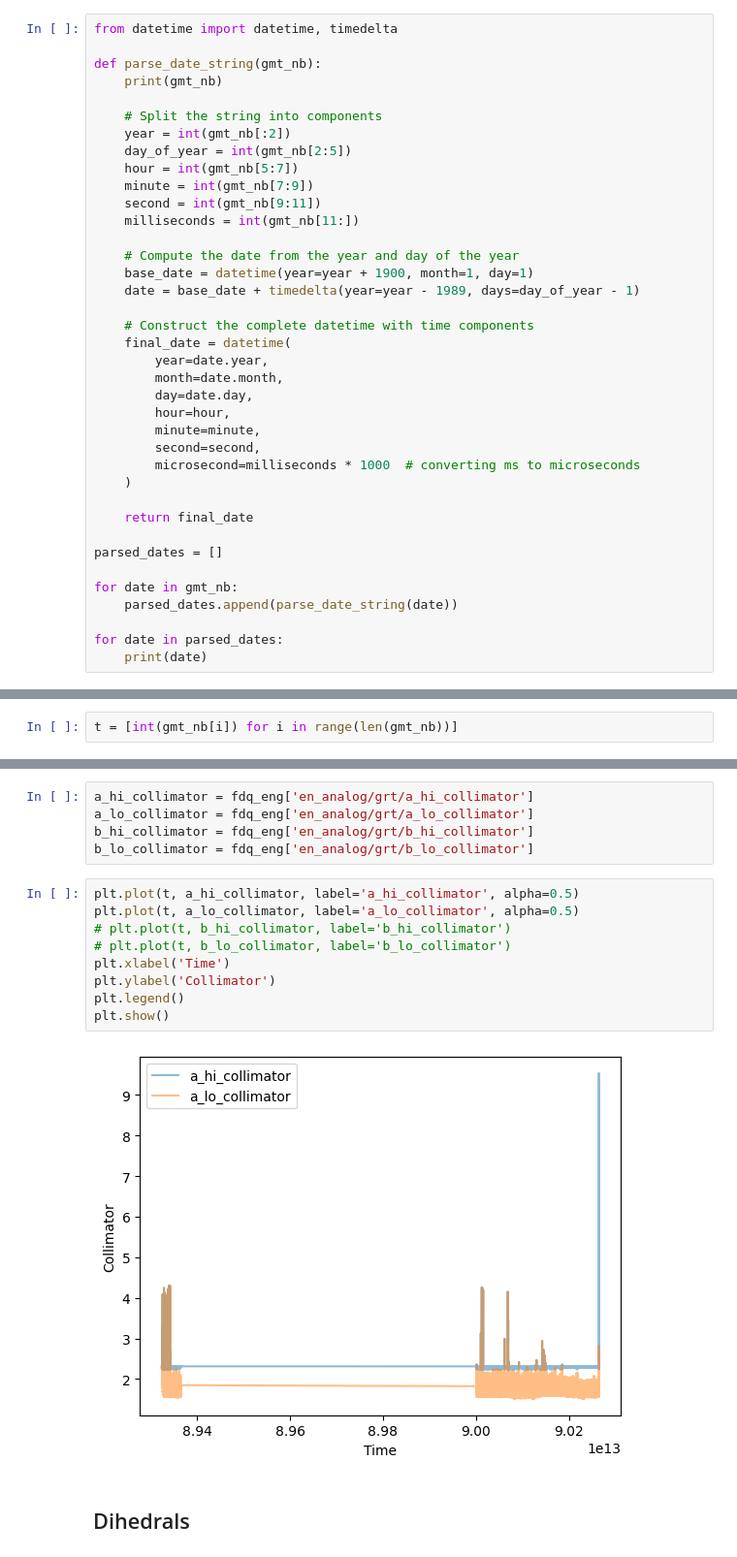
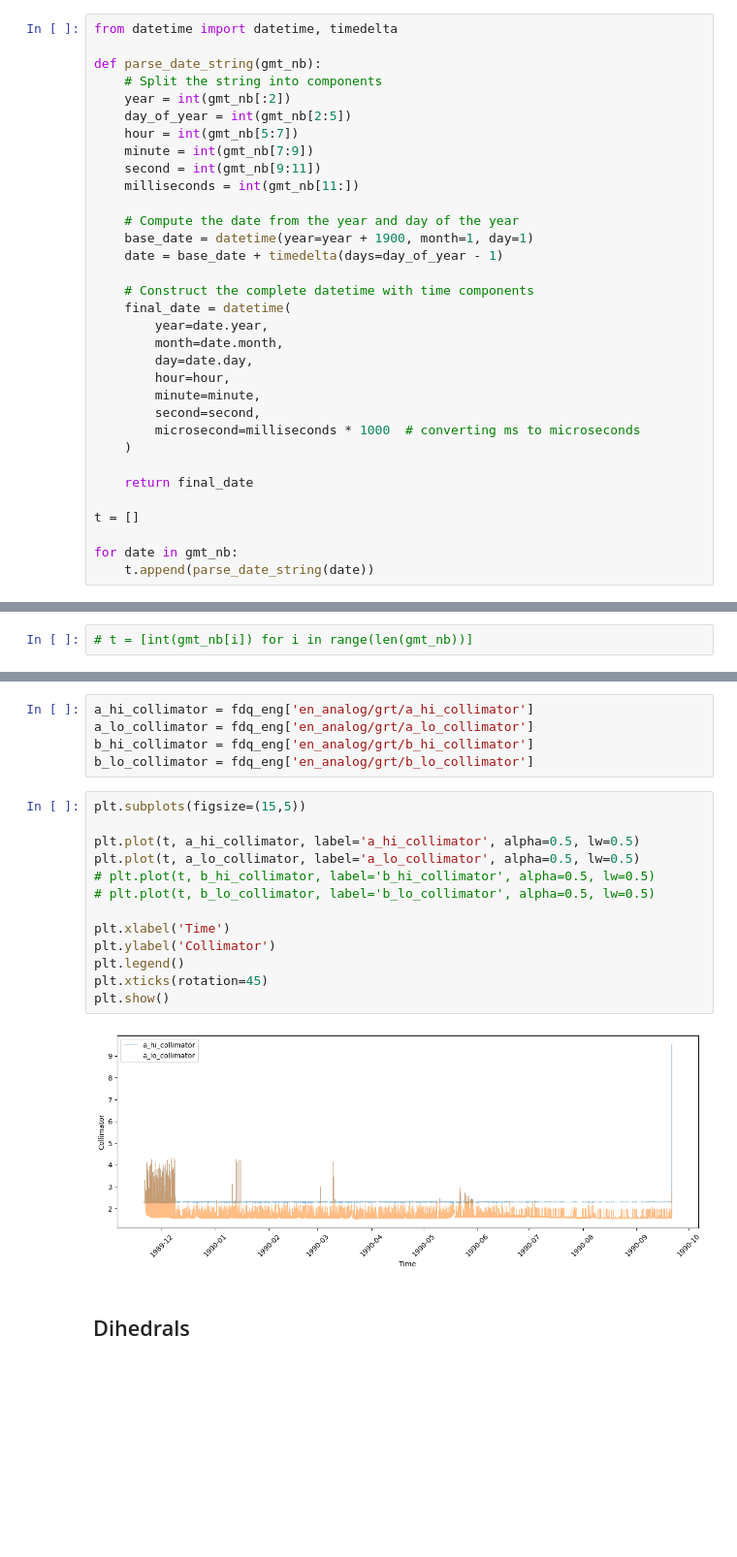
Before and after one commit to tamaki-mu/Commander, a Jupyter notebook: commander3/todscripts/firas/temperatures_over_time.ipynb, the cells around one changed output, grey strips where cells are left out. Shown: that part at 97% size. Cells and saved outputs as stored; diff of their text form; blank space fills up the shorter version.

```diff
--- a/commander3/todscripts/firas/temperatures_over_time.ipynb
+++ b/commander3/todscripts/firas/temperatures_over_time.ipynb
@@ -18,8 +18,6 @@ gmt_nb[0]
 from datetime import datetime, timedelta
 
 def parse_date_string(gmt_nb):
-    print(gmt_nb)
-
     # Split the string into components
     year = int(gmt_nb[:2])
     day_of_year = int(gmt_nb[2:5])
@@ -30,7 +28,7 @@ def parse_date_string(gmt_nb):
 
     # Compute the date from the year and day of the year
     base_date = datetime(year=year + 1900, month=1, day=1)
-    date = base_date + timedelta(year=year - 1989, days=day_of_year - 1)
+    date = base_date + timedelta(days=day_of_year - 1)
 
     # Construct the complete datetime with time components
     final_date = datetime(
@@ -45,10 +43,7 @@ def parse_date_string(gmt_nb):
 
     return final_date
 
-parsed_dates = []
+t = []
 
 for date in gmt_nb:
-    parsed_dates.append(parse_date_string(date))
-
-for date in parsed_dates:
-    print(date)
+    t.append(parse_date_string(date))
@@ -58,5 +50,5 @@ TypeError: 'years' is an invalid keyword argument for __new__()
 # %%
-t = [int(gmt_nb[i]) for i in range(len(gmt_nb))]
+# t = [int(gmt_nb[i]) for i in range(len(gmt_nb))]
 # %% [markdown]
 ## Bolometer assembly temperatures
 # %%
@@ -119,16 +124,20 @@ a_lo_collimator = fdq_eng['en_analog/grt/a_lo_collimator']
 b_hi_collimator = fdq_eng['en_analog/grt/b_hi_collimator']
 b_lo_collimator = fdq_eng['en_analog/grt/b_lo_collimator']
 # %%
-plt.plot(t, a_hi_collimator, label='a_hi_collimator', alpha=0.5)
-plt.plot(t, a_lo_collimator, label='a_lo_collimator', alpha=0.5)
-# plt.plot(t, b_hi_collimator, label='b_hi_collimator')
-# plt.plot(t, b_lo_collimator, label='b_lo_collimator')
+plt.subplots(figsize=(15,5))
+
+plt.plot(t, a_hi_collimator, label='a_hi_collimator', alpha=0.5, lw=0.5)
+plt.plot(t, a_lo_collimator, label='a_lo_collimator', alpha=0.5, lw=0.5)
+# plt.plot(t, b_hi_collimator, label='b_hi_collimator', alpha=0.5, lw=0.5)
+# plt.plot(t, b_lo_collimator, label='b_lo_collimator', alpha=0.5, lw=0.5)
+
 plt.xlabel('Time')
 plt.ylabel('Collimator')
 plt.legend()
+plt.xticks(rotation=45)
 plt.show()
 # %% [output]
-[figure, old version]
+[figure, new version]
 # %% [markdown]
 ## Dihedrals
 # %%
```
Also changed, not shown: parts of 23 cells of this notebook, 1 other file.
